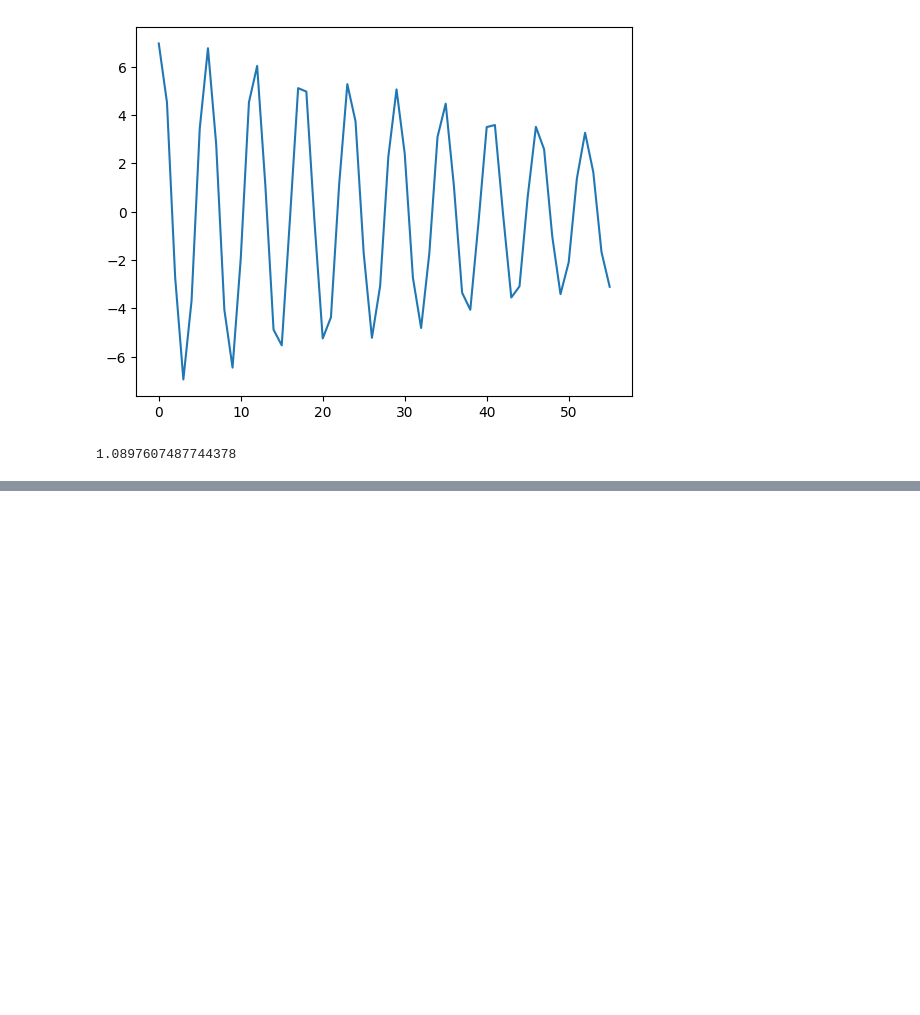
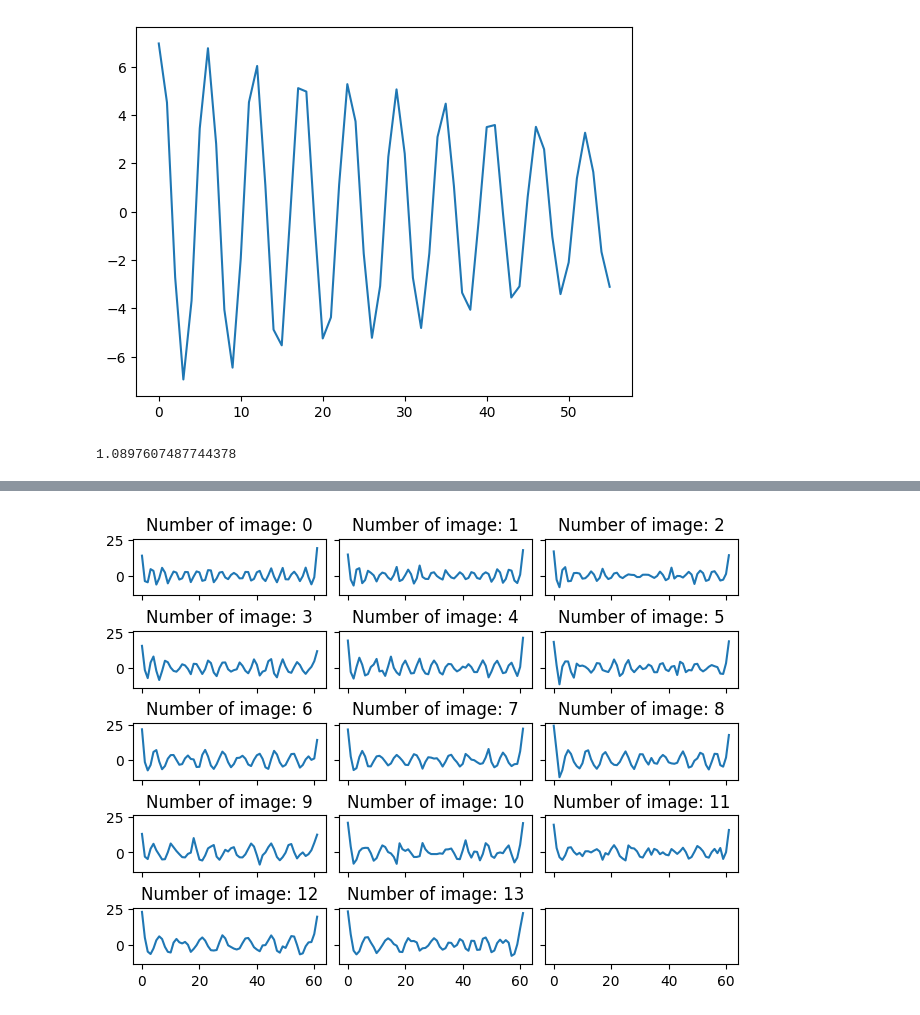
Before and after one commit to annamogo/DiplomaLISF, a Jupyter notebook: FRINGE_PATTERN_AN/Test_Area.ipynb, the cells around one changed output, grey strips where cells are left out. Cells and saved outputs as stored; diff of their text form; code cells hidden in the pictures; blank space fills up the shorter version.

```diff
--- a/FRINGE_PATTERN_AN/Test_Area.ipynb
+++ b/FRINGE_PATTERN_AN/Test_Area.ipynb
@@ -80,0 +127,5 @@ print(frq)
+# %%
+lines.filter_low_frq(peak_count)
+lines.plot()
+# %% [output]
+[figure, added]
```
Also changed, not shown: parts of 12 cells of this notebook, 3 other files.
